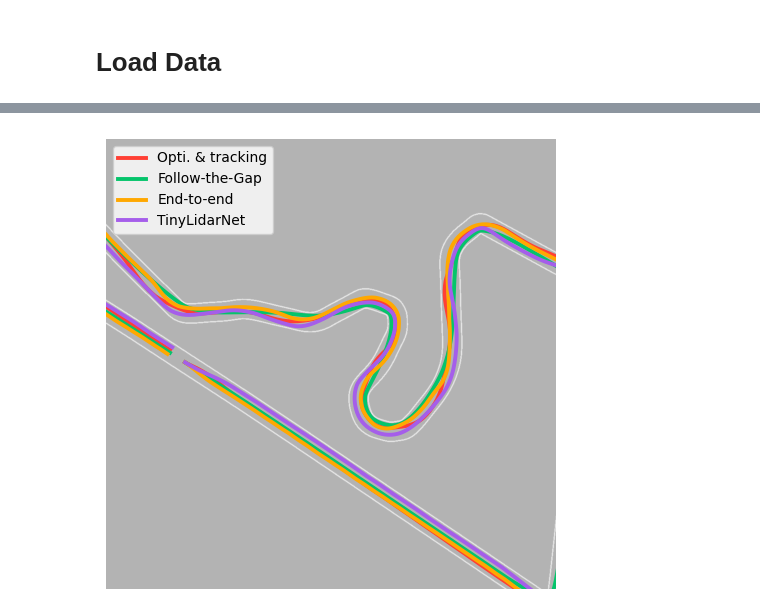
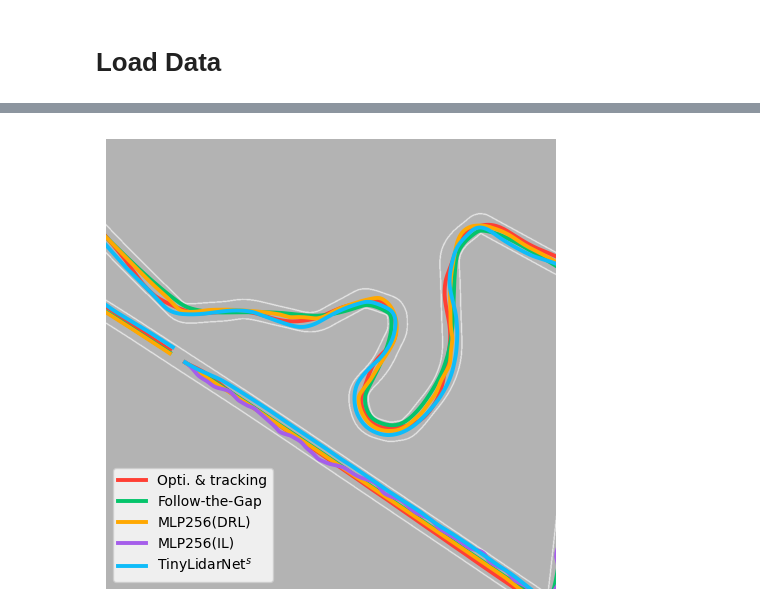
Before and after one commit to bakhbyergyen7/f1tenth_benchmarks, a Jupyter notebook: f1tenth_benchmarks/benchmark_results/tiny_notebook.ipynb, the cells around one changed output, grey strips where cells are left out. Cells and saved outputs as stored; diff of their text form; code cells hidden in the pictures.

```diff
--- a/f1tenth_benchmarks/benchmark_results/tiny_notebook.ipynb
+++ b/f1tenth_benchmarks/benchmark_results/tiny_notebook.ipynb
@@ -46,22 +46,22 @@ Complied Full.csv and Summary.csv.
 # %% [markdown]
 # Load Data
 # %%
-planners = ['GlobalPlanPP', "FollowTheGap", "EndToEnd", "TinyLidarNet"]
+planners = ['GlobalPlanPP', "FollowTheGap", "EndToEnd", "EndToEnd",  "TinyLidarNet"]
 #planners = ['GlobalPlanPP', "GlobalPlanMPCC", "EndToEnd", "TinyLidarNet"]
 
 # test_ids = ["benchmark"] * 4
-test_ids = ["benchmark_pp", "benchmark_ftg", "benchmark_e2e_il", "benchmark_tiny_il"]
+test_ids = ["benchmark_pp", "benchmark_ftg","benchmark_e2e_drl", "benchmark_e2e_il", "benchmark_tiny_il"]
 #test_ids = ["mu90_steps4", "mu90_steps4", "benchmark_drl", "benchmark_tinylidar"]
 
 
-neat_planner_names = ["Opti. & tracking", "Follow-the-Gap", "End-to-end", "TinyLidarNet"]
+neat_planner_names = ["Opti. & tracking", "Follow-the-Gap", "MLP256(DRL)", "MLP256(IL)", "TinyLidarNet$^s$"]
 #neat_planner_names = ["Opti. & tracking", "MPCC", "End-to-end", "TinyLidarNet"]
 
 n_planners = len(planners)
 map_list = ["example","MoscowRaceway"]
 
 #planner_colors = [chrome_yellow, lighter_purple]
-planner_colors = [red_orange, sweedish_green, chrome_yellow, lighter_purple]
+planner_colors = [red_orange, sweedish_green, chrome_yellow, lighter_purple, disco_ball]
 
 plt.figure(figsize=(3, 2))
 for i in range(n_planners):
@@ -103,18 +104,20 @@ lap_dfs = []
 for i, planner_name in enumerate(planners):
     data = np.load(f"/home/m810z573/Downloads/f1tenth_benchmarks/f1tenth_benchmarks/benchmark_results/Logs/{planner_name}/RawData_{test_ids[i]}/SimLog_{plot_map}_{lap_n}.npy")[1:, :] #remove first repeated entry
     df = pd.DataFrame(data, columns=["x", "y", "steer", "speed", "yaw", "yaw_rate", "slip", "steer_a", "speed_a", "progress"])
-    df["planner"] = planner_name
+    #df["planner"] = planner_name
+    df["planner"] = test_ids[i]
 
     lap_dfs.append(df)
 lap_df = pd.concat(lap_dfs)
 
-fig, axs = plt.subplots(2, 2, figsize=(6., 3), sharex=True, sharey=True)
+fig, axs = plt.subplots(3, 2, figsize=(6., 6), sharex=True, sharey=True)
 axs_list = axs.flatten()
 for i in range(n_planners):
     plt.sca(axs_list[i])
     map_data.plot_map_img()
 
-    df = lap_df[lap_df["planner"] == planners[i]]
+    #df = lap_df[lap_df["planner"] == planners[i]]
+    df = lap_df[lap_df["planner"] == test_ids[i]]
     xs, ys = map_data.xy2rc(df.x, df.y)
     pts = np.array([xs, ys]).T.reshape(-1, 1, 2)
     segments = np.concatenate([pts[:-1], pts[1:]], axis=1)
@@ -143,27 +146,30 @@ plt.savefig(f"{save_path}speed_trajectories_{plot_map}.pdf", bbox_inches='tight'
 # %%
 map_name = "MoscowRaceway"
-lap_n = 3
+lap_n = 4
 lap_dfs = []
 for i, planner_name in enumerate(planners):
     data = np.load(f"/home/m810z573/Downloads/f1tenth_benchmarks/f1tenth_benchmarks/benchmark_results/Logs/{planner_name}/RawData_{test_ids[i]}/SimLog_{plot_map}_{lap_n}.npy")[1:, :] #remove first repeated entry
     df = pd.DataFrame(data, columns=["x", "y", "steer", "speed", "yaw", "yaw_rate", "slip", "steer_a", "speed_a", "progress"])
-    df["planner"] = planner_name
+    #df["planner"] = planner_name
+    df["planner"] = test_ids[i]
+
     lap_dfs.append(df)
 
 
 lap_df = pd.concat(lap_dfs)
-fig, ax1 = plt.subplots(1, 1, figsize=(6., 2.2), sharex=True)
+fig, ax1 = plt.subplots(1, 1, figsize=(8., 4.2), sharex=True)
 map_data = MapData(plot_map)
 
 for i in range(n_planners):
-    df = lap_df[lap_df["planner"] == planners[i]]
+    #df = lap_df[lap_df["planner"] == planners[i]]
+    df = lap_df[lap_df["planner"] == test_ids[i]]
     ax1.plot(df["progress"]*100, df["speed"], label=neat_planner_names[i], alpha=0.99, color=planner_colors[i], linewidth=2.4)
 
 ax1.grid(True)
 ax1.set_ylim(1., 8.5)
 ax1.yaxis.set_major_locator(plt.MaxNLocator(4))
 
-plt.legend(ncol=4, loc="center", bbox_to_anchor=(0.48, 1.15), fontsize=5)
+plt.legend(ncol=4, loc="center", bbox_to_anchor=(0.48, 1.15), fontsize=7)
 plt.xlabel("Track progress [%]")
 plt.ylabel("Speed [m/s]")
 
@@ -175,32 +181,34 @@ NameError: name 'plot_map' is not defined
 # %%
 plot_map = "MoscowRaceway"
 lap_n = 3
 lap_dfs = []
 for i, planner_name in enumerate(planners):
     data = np.load(f"/home/m810z573/Downloads/f1tenth_benchmarks/f1tenth_benchmarks/benchmark_results/Logs/{planner_name}/RawData_{test_ids[i]}/SimLog_{plot_map}_{lap_n}.npy")[1:, :] #remove first repeated entry
     df = pd.DataFrame(data, columns=["x", "y", "steer", "speed", "yaw", "yaw_rate", "slip", "steer_a", "speed_a", "progress"])
-    df["planner"] = planner_name
+    #df["planner"] = planner_name
+    df["planner"] = test_ids[i]
 
     lap_dfs.append(df)
 lap_df = pd.concat(lap_dfs)
 
 map_data = MapData(plot_map)
 map_data.plot_map_img()
 for i in range(n_planners):
-    df = lap_df[lap_df["planner"] == planners[i]]
+    #df = lap_df[lap_df["planner"] == planners[i]]
+    df = lap_df[lap_df["planner"] == test_ids[i]]
 
     xs, ys = map_data.xy2rc(df.x, df.y)
     plt.plot(xs, ys, linewidth=2.8, color=planner_colors[i], label=neat_planner_names[i])
 
 plt.axis('off')
 plt.legend()
 # plt.xlim(200, 1400)
 # plt.ylim(400, 1300)
 plt.xlim(800, 1800)
 plt.ylim(500, 1500)
 
 plt.tight_layout()
 plt.savefig(f"{save_path}path_comparison_{plot_map}.svg", bbox_inches='tight', pad_inches=0)
 plt.savefig(f"{save_path}path_comparison_{plot_map}.pdf", bbox_inches='tight', pad_inches=0)
 # %% [output]
-[figure, old version]
+[figure, new version]
```
Also changed, not shown: parts of 4 cells of this notebook, 14 other files.
